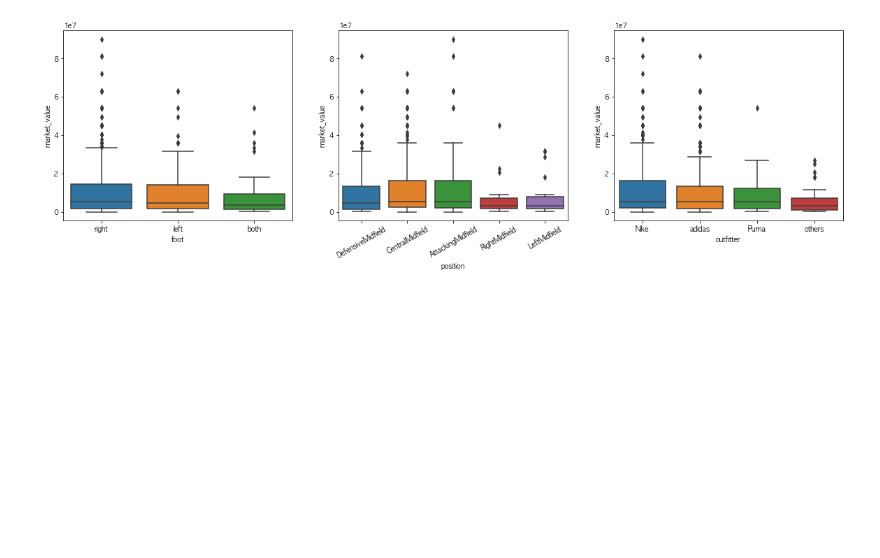
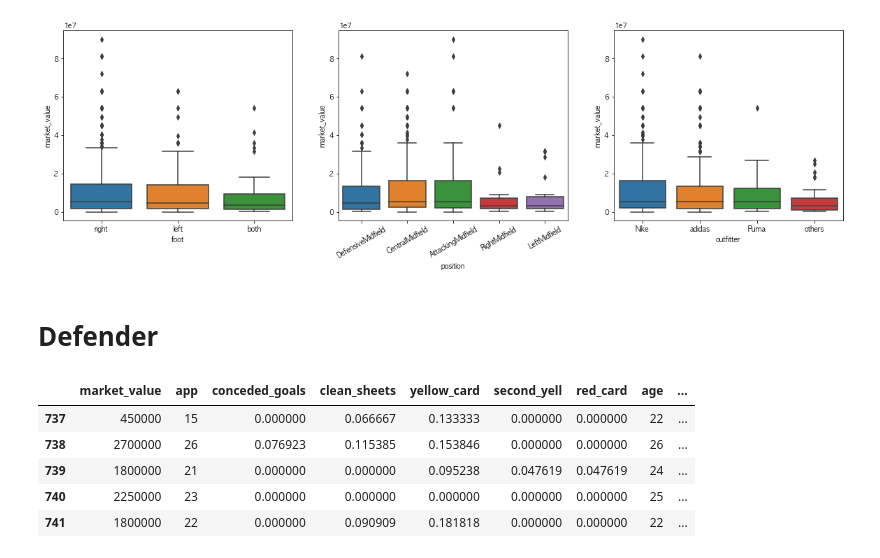
Before and after one commit to dss-17th/reg-repo-8, a Jupyter notebook: EDA_each_position.ipynb, the cells around one changed output. Saved outputs shown, nothing was run; the diff lists cells and outputs as text; code cells hidden in the pictures; blank space fills up the shorter version.

```diff
--- a/EDA_each_position.ipynb
+++ b/EDA_each_position.ipynb
@@ -167,3 +169,5 @@ sns.boxplot(data=midfield_df, x='outfitter', y='market_value')
 plt.show()
 # %% [output]
 [figure]
+# %% [markdown]
+# Defender
@@ -169,0 +177,10 @@ plt.show()
+# %%
+defender_df = preprocess_df(defender_df)
+defender_df.tail()
+# %% [output]
+|  | market_value | app | conceded_goals | clean_sheets | yellow_card | second_yell | red_card | age | ... |
+| 737 | 450000 | 15 | 0.000000 | 0.066667 | 0.133333 | 0.000000 | 0.000000 | 22 | ... |
+| 738 | 2700000 | 26 | 0.076923 | 0.115385 | 0.153846 | 0.000000 | 0.000000 | 26 | ... |
+| 739 | 1800000 | 21 | 0.000000 | 0.000000 | 0.095238 | 0.047619 | 0.047619 | 24 | ... |
+| 740 | 2250000 | 23 | 0.000000 | 0.000000 | 0.000000 | 0.000000 | 0.000000 | 25 | ... |
+| 741 | 1800000 | 22 | 0.000000 | 0.090909 | 0.181818 | 0.000000 | 0.000000 | 22 | ... |
```
Also changed, not shown: parts of 5 cells of this notebook, 3 other files.
